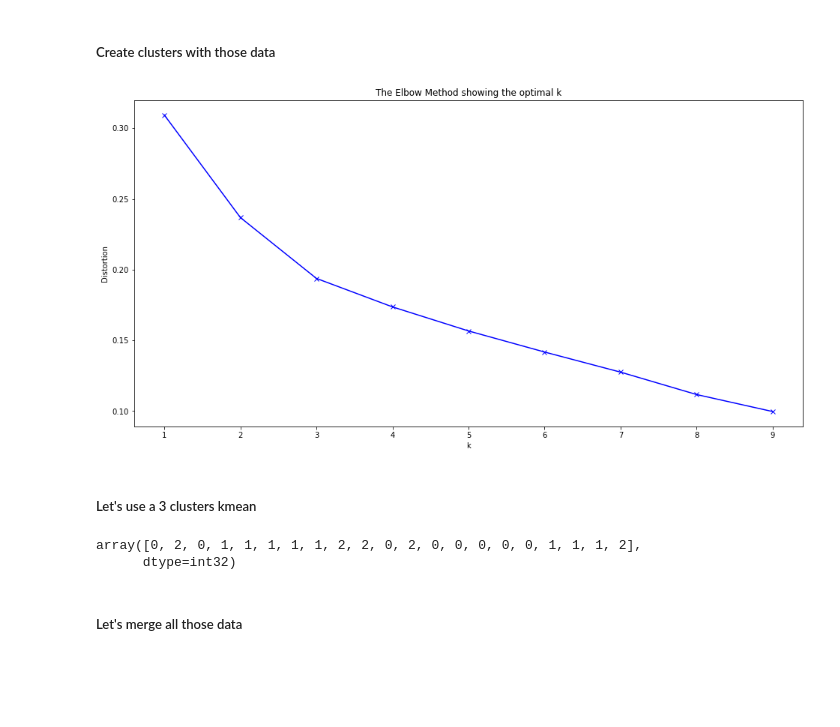
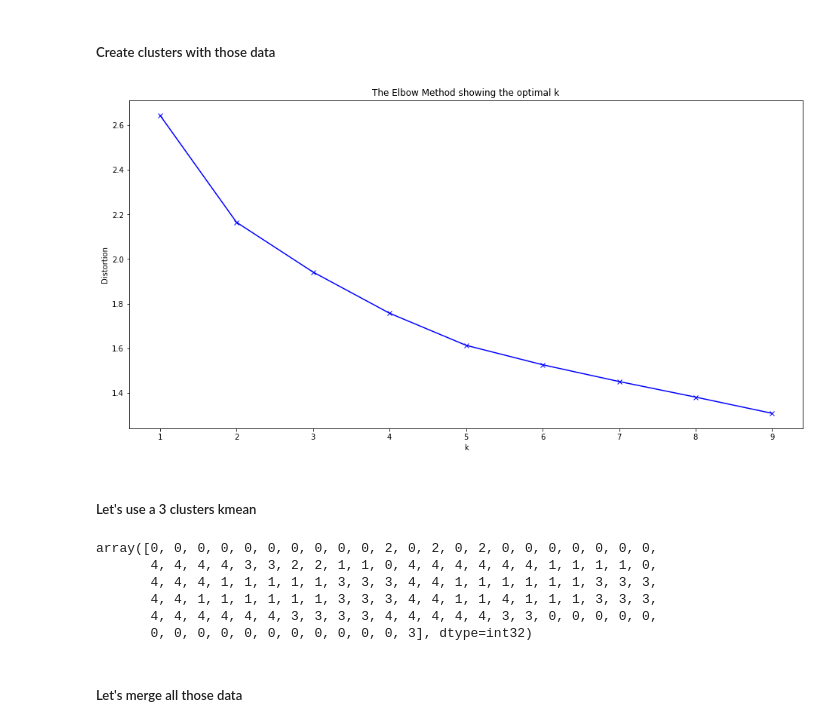
Before and after one commit to TheTibar/Coursera_Capstone, a Jupyter notebook: Capstone Notebook.ipynb, the cells around one changed output. Saved outputs shown, nothing was run; the diff lists cells and outputs as text; code cells hidden in the pictures; blank space fills up the shorter version.

```diff
--- a/Capstone Notebook.ipynb
+++ b/Capstone Notebook.ipynb
@@ -873,17 +932,17 @@ France  OK
 # %%
-lille_paris_venues = pd.DataFrame(columns = ["PostalCode", "Venue", "VenueCategory"])
+all_venues = pd.DataFrame(columns = ["Name", "Venue", "VenueCategory"])
 
 ACCESS_TOKEN = 'CXLOL41WLZQXOQVTXHRLMNIIMQW11IW1MFM0ALPAGV3PZDGK'
-RADIUS = 1000
+RADIUS = VenueRadius
 LIMIT = 100
 VERSION = '20180605'
 
-for postal, latitude, longitude in zip(lille_paris_with_lat_long["PostalCode"], lille_paris_with_lat_long["Latitude"], lille_paris_with_lat_long["Longitude"]):
+for name, latitude, longitude in zip(total_df["Name"], total_df["lat"], total_df["long"]):
     url = 'https://api.foursquare.com/v2/venues/explore?oauth_token={}&ll={},{}&v={}&radius={}&limit={}'.format(ACCESS_TOKEN, latitude, longitude, VERSION, RADIUS, LIMIT)
     print(url)
     results = requests.get(url).json()["response"]['groups'][0]['items']
     for res in results:
         venue = res['venue']['name']
         category = res['venue']['categories'][0]['name']
-        lille_paris_venues = lille_paris_venues.append({"PostalCode":postal, "Venue":venue, "VenueCategory":category}, ignore_index=True)
+        all_venues = all_venues.append({"Name":name, "Venue":venue, "VenueCategory":category}, ignore_index=True)
 # %% [output]
@@ -953,14 +1008,14 @@ There are 210 uniques categories.
 ##### One hot encoding (transforms categories to dummy)
 # %%
 # one hot encoding
-lille_paris_onehot = pd.get_dummies(lille_paris_venues[['VenueCategory']], prefix="", prefix_sep="")
+all_onehot = pd.get_dummies(all_venues[['VenueCategory']], prefix="", prefix_sep="")
 
 # add neighborhood column back to dataframe
-lille_paris_onehot['PostalCode'] = lille_paris_venues['PostalCode']
+all_onehot['Name'] = all_venues['Name']
 
 # move neighborhood column to the first column
-fixed_columns = [lille_paris_onehot.columns[-1]] + list(lille_paris_onehot.columns[:-1])
-lille_paris_onehot = lille_paris_onehot[fixed_columns]
+fixed_columns = [all_onehot.columns[-1]] + list(all_onehot.columns[:-1])
+all_onehot = all_onehot[fixed_columns]
 
-lille_paris_onehot.head()
+all_onehot.head()
 # %% [output]
@@ -1003,0 +1037,3 @@ lille_paris_grouped
+# %%
+all_grouped = all_onehot.groupby('Name').mean().reset_index()
+all_grouped
@@ -1076,0 +1101,3 @@ lille_paris_grouped_clustering
+# %%
+all_grouped_clustering = all_grouped.drop('Name', 1)
+all_grouped_clustering
@@ -1079,30 +1120,34 @@ lille_paris_grouped_clustering
 # %%
 # run k-means clustering
 distortions = []
 K = range(1,10)
 
 for kclusters in K:
-    kmeans = KMeans(n_clusters=kclusters, random_state=0, init='k-means++').fit(lille_paris_grouped_clustering)
+    kmeans = KMeans(n_clusters=kclusters, random_state=0, init='k-means++').fit(all_grouped_clustering)
     distortions.append(kmeans.inertia_)
 
 plt.figure(figsize=(16,8))
 plt.plot(K, distortions, 'bx-')
 plt.xlabel('k')
 plt.ylabel('Distortion')
 plt.title('The Elbow Method showing the optimal k')
 plt.show()
 # %% [output]
-[figure, old version]
+[figure, new version]
 # %% [markdown]
 ##### Let's use a 3 clusters kmean
 # %%
-kclusters = 3
-kmeans = KMeans(n_clusters=kclusters, random_state=0, init='k-means++').fit(lille_paris_grouped_clustering)
+kclusters = 5
+kmeans = KMeans(n_clusters=kclusters, random_state=0, init='k-means++').fit(all_grouped_clustering)
 
 kmeans.labels_
 # %% [output]
-array([0, 2, 0, 1, 1, 1, 1, 1, 2, 2, 0, 2, 0, 0, 0, 0, 0, 1, 1, 1, 2],
-      dtype=int32)
+array([0, 0, 0, 0, 0, 0, 0, 0, 0, 0, 2, 0, 2, 0, 2, 0, 0, 0, 0, 0, 0, 0,
+       4, 4, 4, 4, 3, 3, 2, 2, 1, 1, 0, 4, 4, 4, 4, 4, 4, 1, 1, 1, 1, 0,
+       4, 4, 4, 1, 1, 1, 1, 1, 3, 3, 3, 4, 4, 1, 1, 1, 1, 1, 1, 3, 3, 3,
+       4, 4, 1, 1, 1, 1, 1, 1, 3, 3, 3, 4, 4, 1, 1, 4, 1, 1, 1, 3, 3, 3,
+       4, 4, 4, 4, 4, 4, 3, 3, 3, 3, 4, 4, 4, 4, 4, 3, 3, 0, 0, 0, 0, 0,
+       0, 0, 0, 0, 0, 0, 0, 0, 0, 0, 0, 3], dtype=int32)
 # %% [markdown]
 ##### Let's merge all those data
 # %%
```
Also changed, not shown: parts of 53 cells of this notebook.
